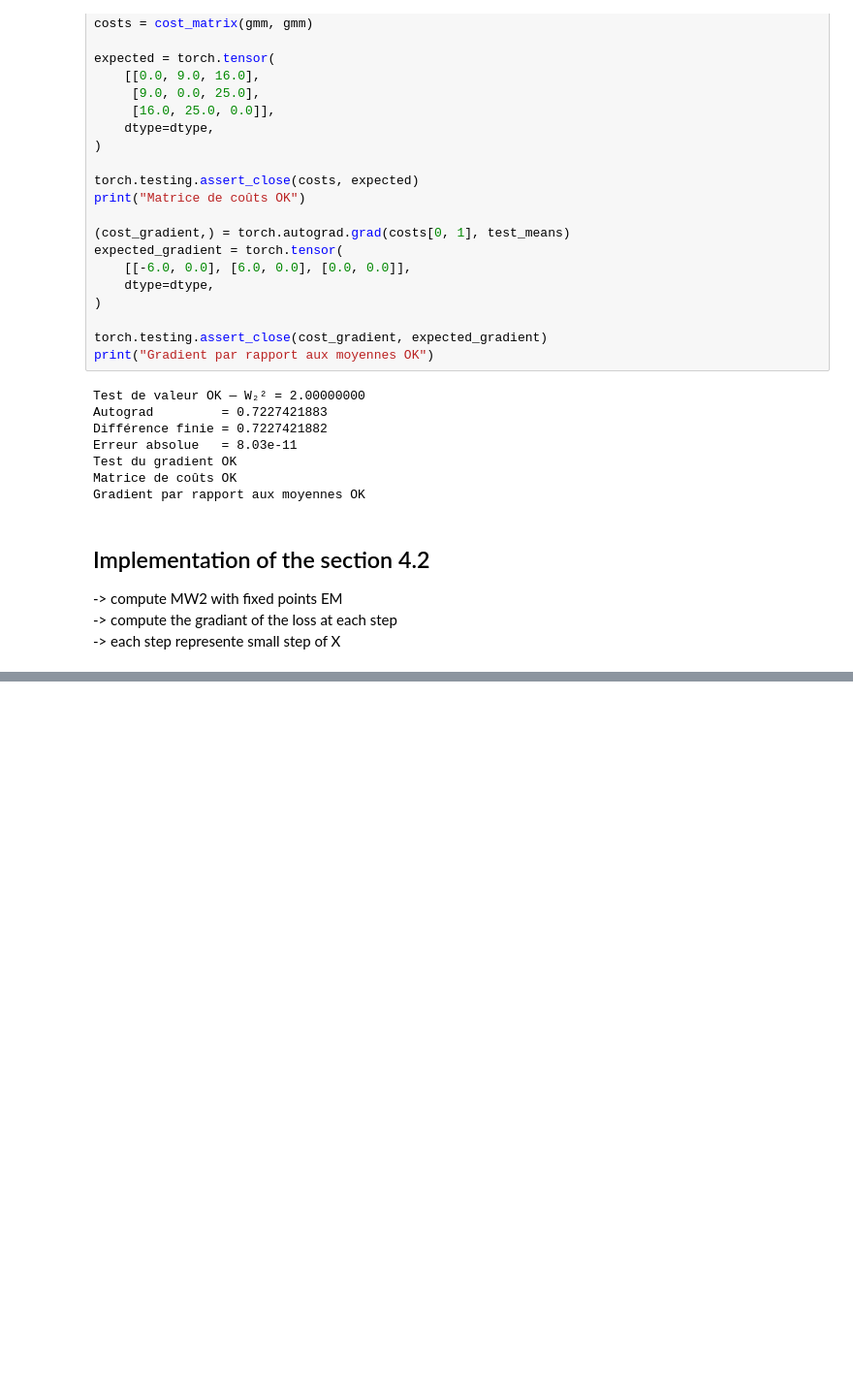
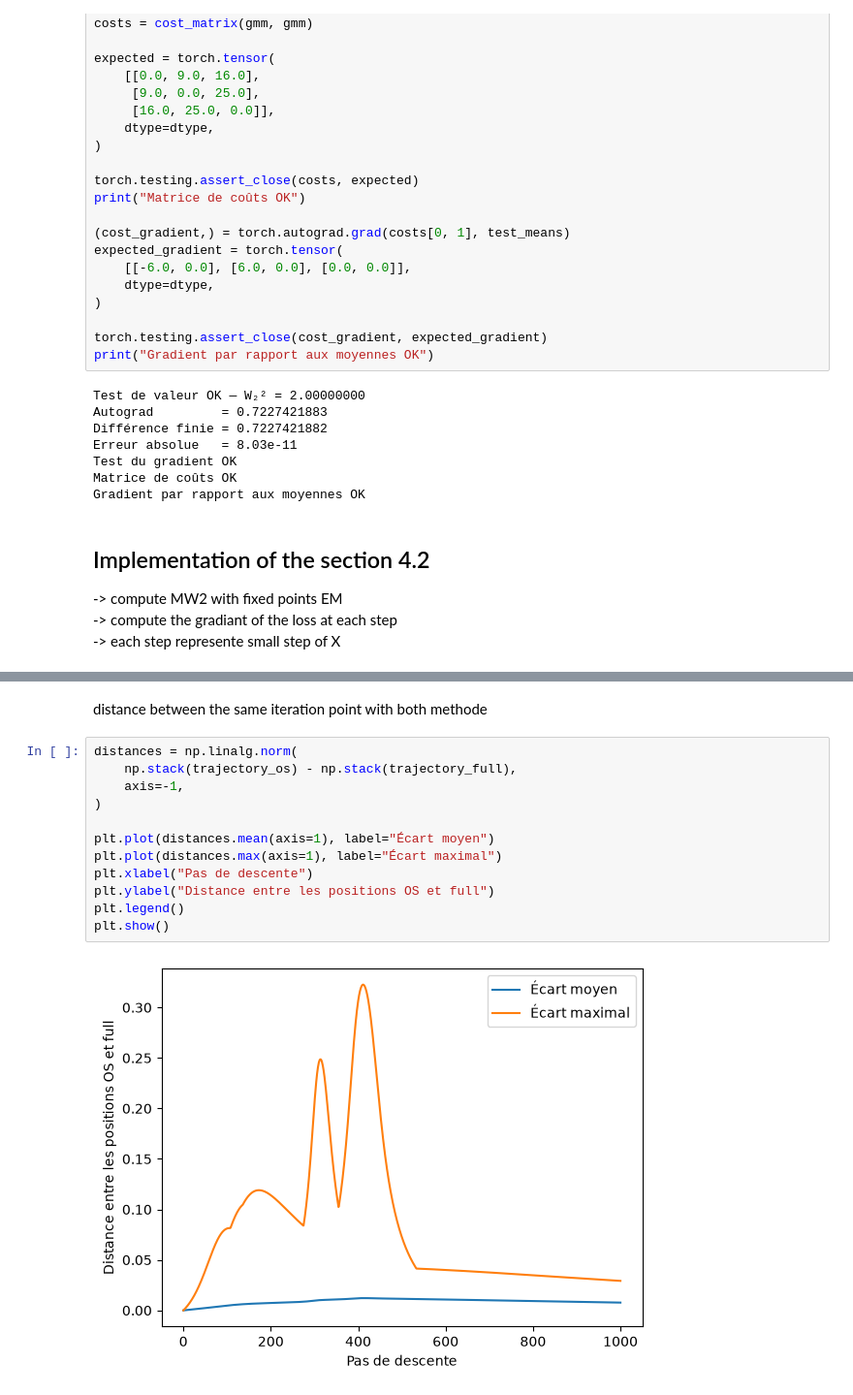
Before and after one commit to MDelpech/Differentiable_EM_OT_Application, a Jupyter notebook: EM_torch.ipynb, the cells around one changed output, grey strips where cells are left out. Shown at 97% size. Cells and saved outputs as stored; diff of their text form; blank space fills up the shorter version.

```diff
--- a/EM_torch.ipynb
+++ b/EM_torch.ipynb
@@ -575,0 +692,16 @@ plt.show()
+# %% [markdown]
+distance between the same iteration point with both methode
+# %%
+distances = np.linalg.norm(
+    np.stack(trajectory_os) - np.stack(trajectory_full),
+    axis=-1,
+)
+
+plt.plot(distances.mean(axis=1), label="Écart moyen")
+plt.plot(distances.max(axis=1), label="Écart maximal")
+plt.xlabel("Pas de descente")
+plt.ylabel("Distance entre les positions OS et full")
+plt.legend()
+plt.show()
+# %% [output]
+[figure, added]
```
Also changed, not shown: parts of 9 cells of this notebook.
